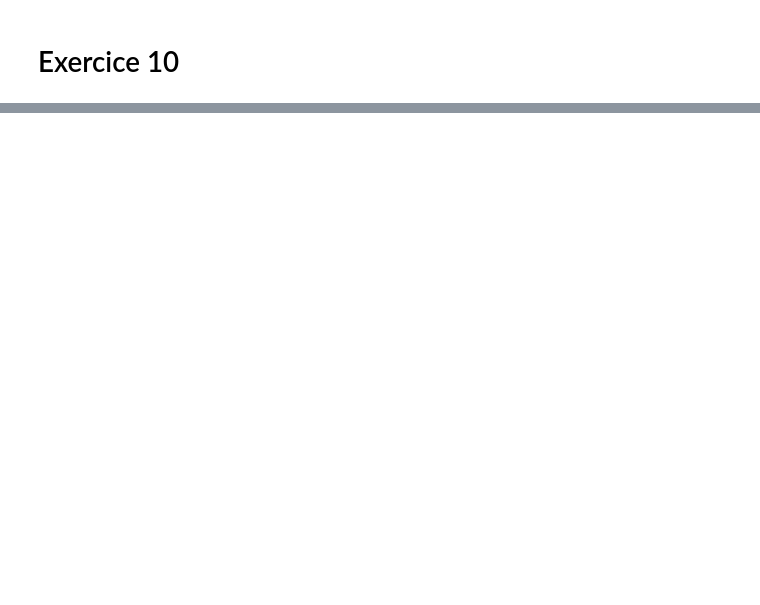
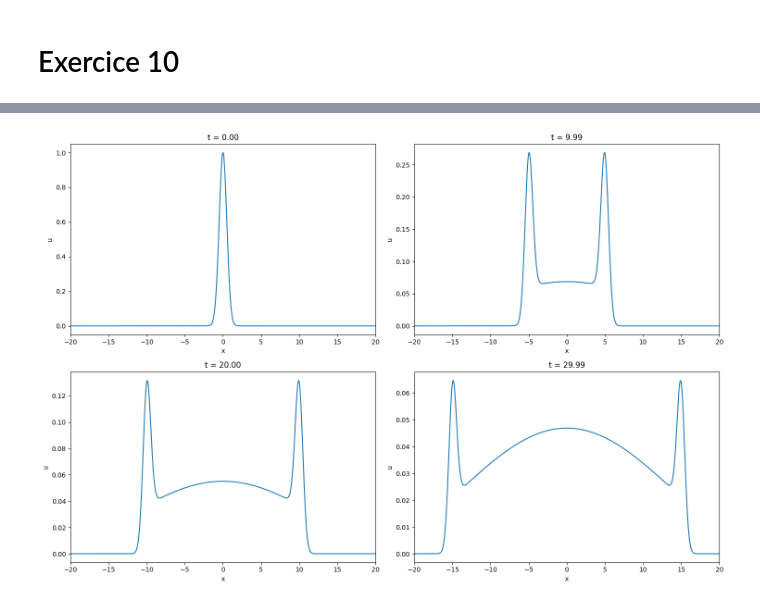
Before and after one commit to sablonl/LPHYS1303-Notebooks, a Jupyter notebook: Wave_DF.ipynb, the cells around one changed output, grey strips where cells are left out. Drawn from its saved outputs; the diff is of its cells as text; code cells hidden in the pictures; blank space fills up the shorter version.

Commit message:
add damped wave + replace linspace with arange

```diff
--- a/Wave_DF.ipynb
+++ b/Wave_DF.ipynb
@@ -11,9 +11,9 @@ def centered_diff(x, t_max, dt, u0_vec, D_mat, c):
 
     lmb = c*dt/dx
 
-    N_t = int(t_max/dt)+1
+    t = np.arange(0, t_max+dt, dt)
+    N_t = len(t)
 
-    t = np.linspace(0, t_max, N_t)
     u = np.zeros((N_t, len(u0_vec)))
     u[0, :] = u0_vec
 
@@ -135,0 +173,44 @@ import matplotlib.pyplot as plt
+# %%
+N = 5000
+t_max = 30.0
+x_max = 30.0
+
+b = 0.15
+c = np.sqrt(1.0/4.0)
+
+x = np.linspace(-x_max, x_max, N+2)
+u0_vec = np.exp(-2*x**2)
+
+dt = (x[1] - x[0])/c * 0.5
+
+t, u_num = centered_diff(x, t_max, dt, u0_vec, b, c)
+# It does not have a simple analytical solution :(
+
+fig, ax = plt.subplots(2,2, figsize=(15, 10))
+
+i_t00 = 0
+i_t10 = np.argmin(np.abs(t-10.0))
+i_t20 = np.argmin(np.abs(t-20.0))
+i_t30 = np.argmin(np.abs(t-30.0))
+
+ax[0, 0].plot(x, u_num[i_t00, :])
+ax[0, 0].set_title(f"t = {t[i_t00]:.2f}")
+ax[0, 1].plot(x, u_num[i_t10, :])
+ax[0, 1].set_title(f"t = {t[i_t10]:.2f}")
+ax[1, 0].plot(x, u_num[i_t20, :])
+ax[1, 0].set_title(f"t = {t[i_t20]:.2f}")
+ax[1, 1].plot(x, u_num[i_t30, :])
+ax[1, 1].set_title(f"t = {t[i_t30]:.2f}")
+
+for i in range(2):
+    for j in range(2):
+        ax[i, j].set_xlim(-20.0, 20.0)
+        ax[i, j].set_xlabel("x")
+        ax[i, j].set_ylabel("u")
+
+plt.tight_layout()
+plt.show()
+
+# The solution as been checked against a completly different solver and is OK.
+# %% [output]
+[figure, added]
```
Also changed, not shown: parts of 6 cells of this notebook, 4 other files.
